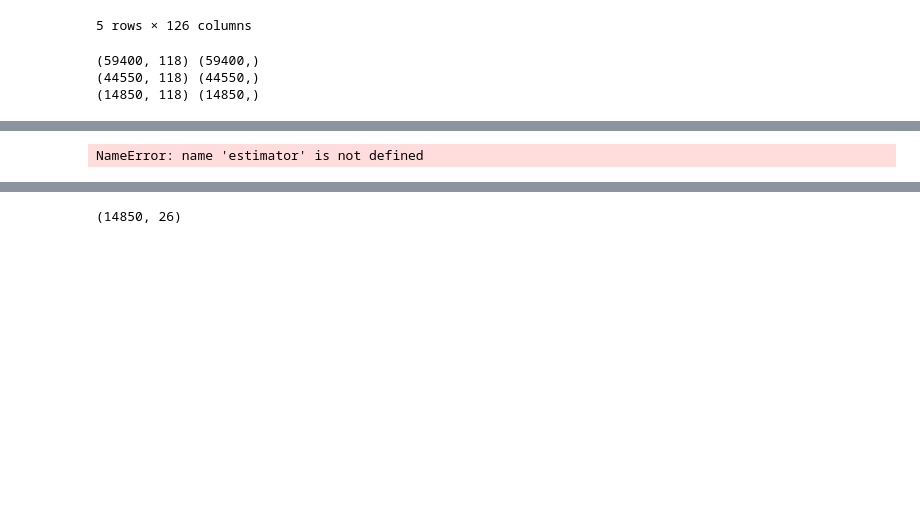
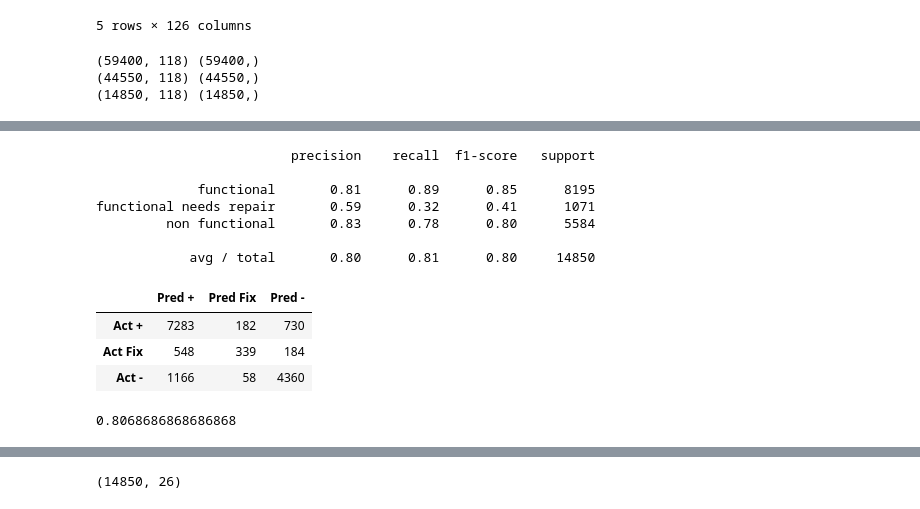
Before and after one commit to Andrew-Carl/Pump-it-Up-Data-Mining-the-Tanzania-Water-Table, a Jupyter notebook: Tanzania Modeling-Gradient-Boosting.ipynb, the cells around one changed output, grey strips where cells are left out. Saved outputs shown, nothing was run; the diff lists cells and outputs as text; code cells hidden in the pictures; blank space fills up the shorter version.

```diff
--- a/Tanzania Modeling-Gradient-Boosting.ipynb
+++ b/Tanzania Modeling-Gradient-Boosting.ipynb
@@ -171,11 +163,26 @@ Validation accuracy:  0.8055892255892256
 # %%
 from sklearn.metrics import classification_report, confusion_matrix
 
-y_preds = estimator.predict(X_test)
+y_preds = grid_grad.predict(X_test)
 print(classification_report(y_test, y_preds))
-pd.DataFrame(confusion_matrix(y_test, y_preds), columns=['Pred +', 'Pred Fix', 'Pred -'], index=['Act +', 'Act Fix', 'Act -'])
+pd.DataFrame(confusion_matrix(y_test, y_preds), columns=['Pred +', 'Pred Fix', 'Pred -'],
+             index=['Act +', 'Act Fix', 'Act -'])
 # %% [output]
-NameError: name 'estimator' is not defined
+                         precision    recall  f1-score   support
+
+             functional       0.81      0.89      0.85      8195
+functional needs repair       0.59      0.32      0.41      1071
+         non functional       0.83      0.78      0.80      5584
+
+            avg / total       0.80      0.81      0.80     14850
+|  | Pred + | Pred Fix | Pred - |
+| Act + | 7283 | 182 | 730 |
+| Act Fix | 548 | 339 | 184 |
+| Act - | 1166 | 58 | 4360 |
+# %%
+grid_grad.score(X_test, y_test)
+# %% [output]
+0.8068686868686868
 # %%
 preds = pd.DataFrame(y_preds)
 # %%
```
Also changed, not shown: parts of 32 cells of this notebook, 46 other files.
